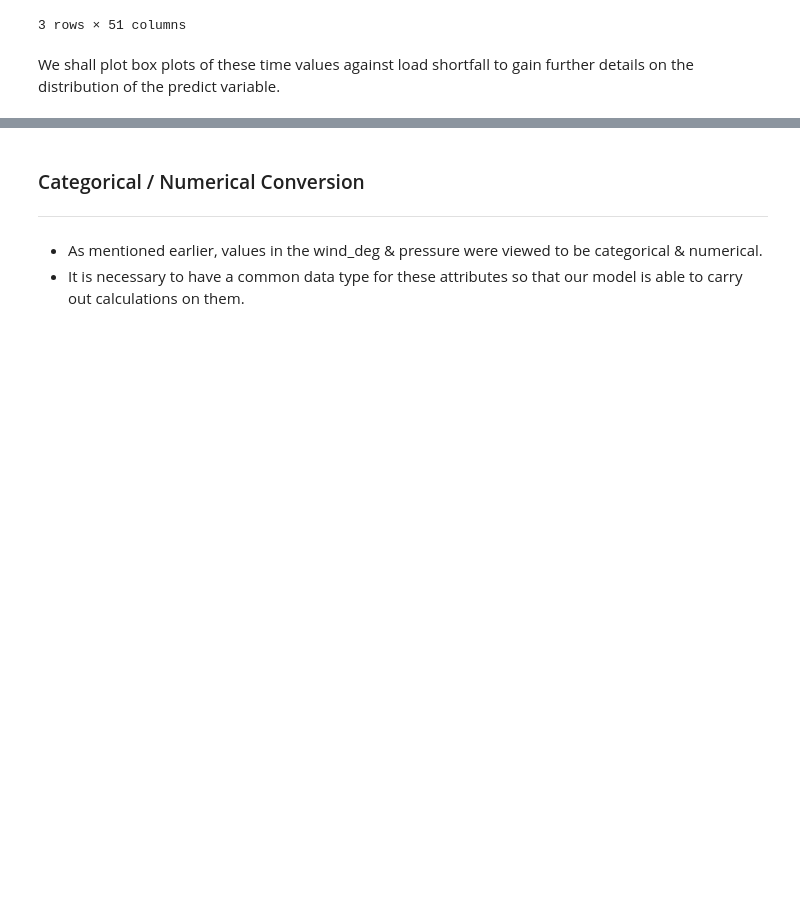
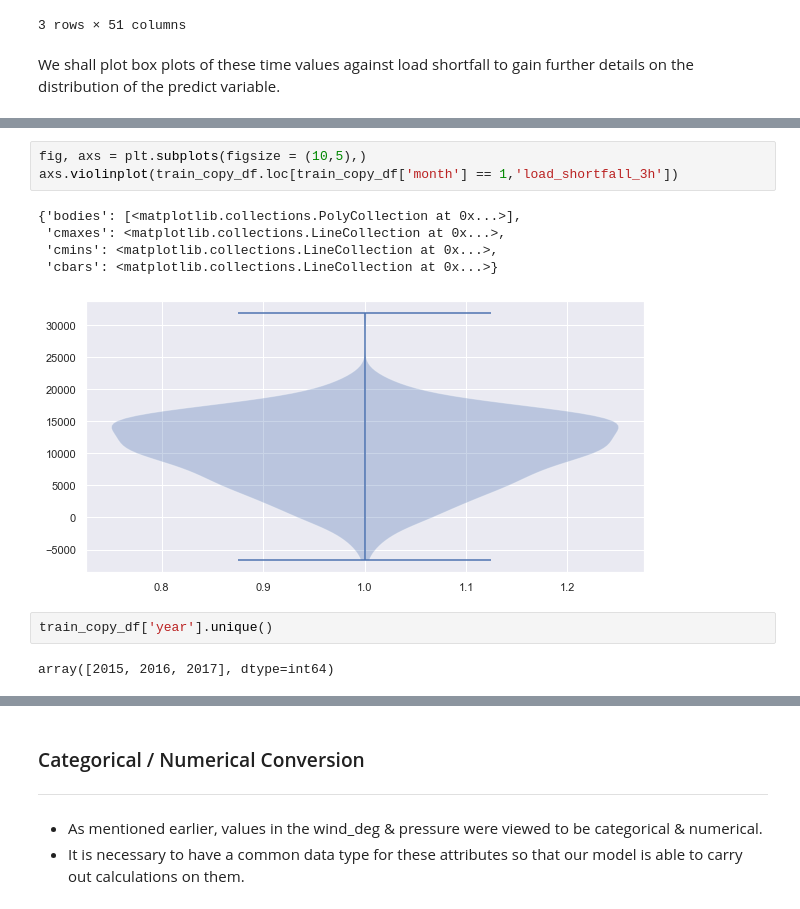
Before and after one commit to KenCBonyo/2110ACDS_ND5, a Jupyter notebook: 2110ACDS_ND5_v0.1.ipynb, the cells around one changed output, grey strips where cells are left out. Saved outputs shown, nothing was run; the diff lists cells and outputs as text; blank space fills up the shorter version.

```diff
--- a/2110ACDS_ND5_v0.1.ipynb
+++ b/2110ACDS_ND5_v0.1.ipynb
@@ -665,0 +651,13 @@ fig.show()
+# %%
+fig, axs = plt.subplots(figsize = (10,5),)
+axs.violinplot(train_copy_df.loc[train_copy_df['month'] == 1,'load_shortfall_3h'])
+# %% [output]
+{'bodies': [<matplotlib.collections.PolyCollection at 0x...>],
+ 'cmaxes': <matplotlib.collections.LineCollection at 0x...>,
+ 'cmins': <matplotlib.collections.LineCollection at 0x...>,
+ 'cbars': <matplotlib.collections.LineCollection at 0x...>}
+[figure, added]
+# %%
+train_copy_df['year'].unique()
+# %% [output]
+array([2015, 2016, 2017], dtype=int64)
```
Also changed, not shown: parts of 5 cells of this notebook.
